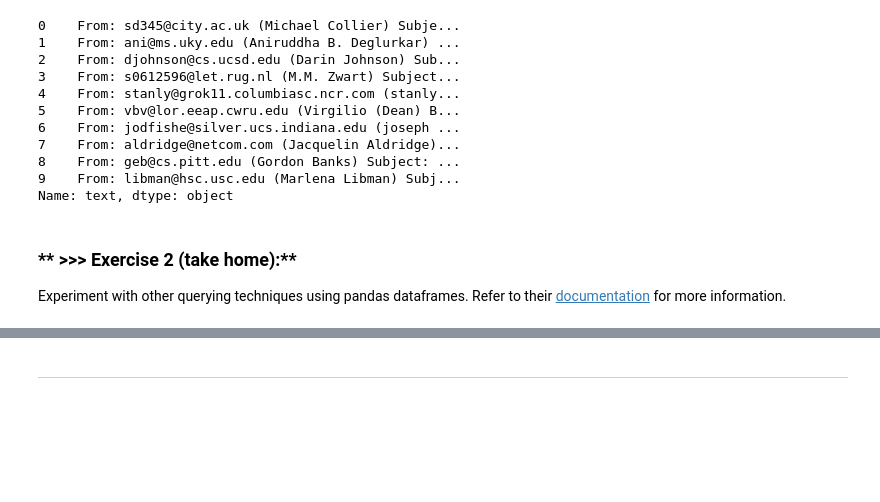
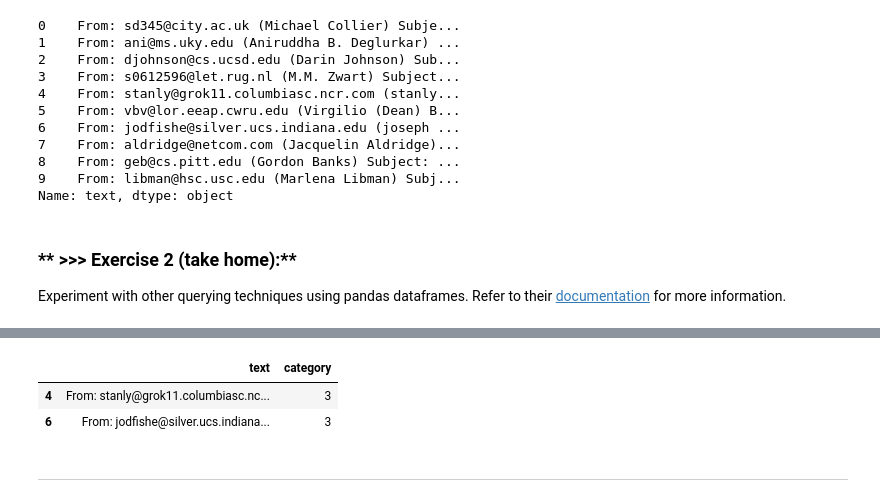
Before and after one commit to edwinsanjaya/DM2022-Lab1-Master, a Jupyter notebook: DM2022-Lab1-Master.ipynb, the cells around one changed output, grey strips where cells are left out. Cells and saved outputs as stored; diff of their text form; code cells hidden in the pictures; blank space fills up the shorter version.

```diff
--- a/DM2022-Lab1-Master.ipynb
+++ b/DM2022-Lab1-Master.ipynb
@@ -364,3 +405,10 @@ Experiment with other querying techniques using pandas dataframes. Refer to thei
+# %%
+# 4. Query multiple row by label & multiple column
+X.loc[[4,6],['text','category']]
+# %% [output]
+|  | text | category |
+| 4 | From: stanly@grok11.columbiasc.nc... | 3 |
+| 6 | From: jodfishe@silver.ucs.indiana... | 3 |
 # %% [markdown]
 ---
 # %% [markdown]
```
Also changed, not shown: parts of 6 cells of this notebook.
